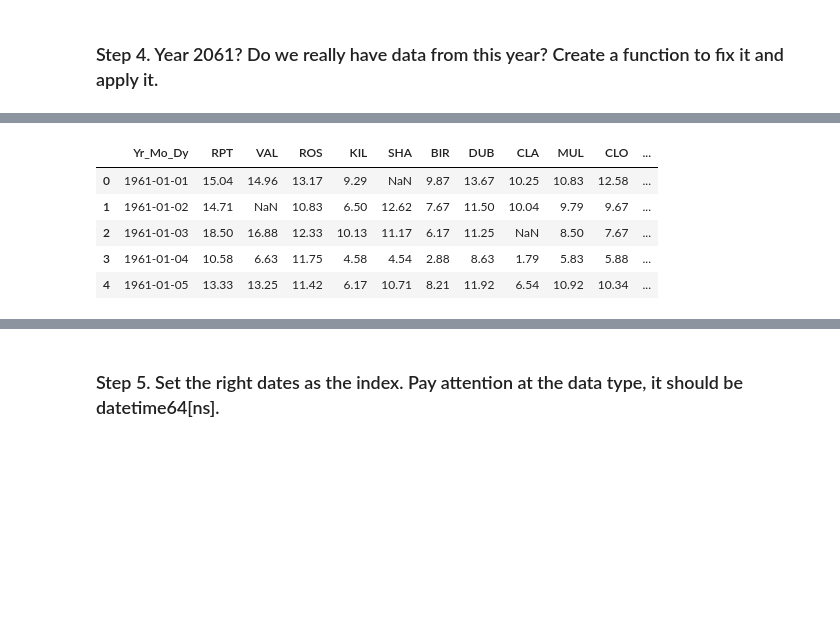
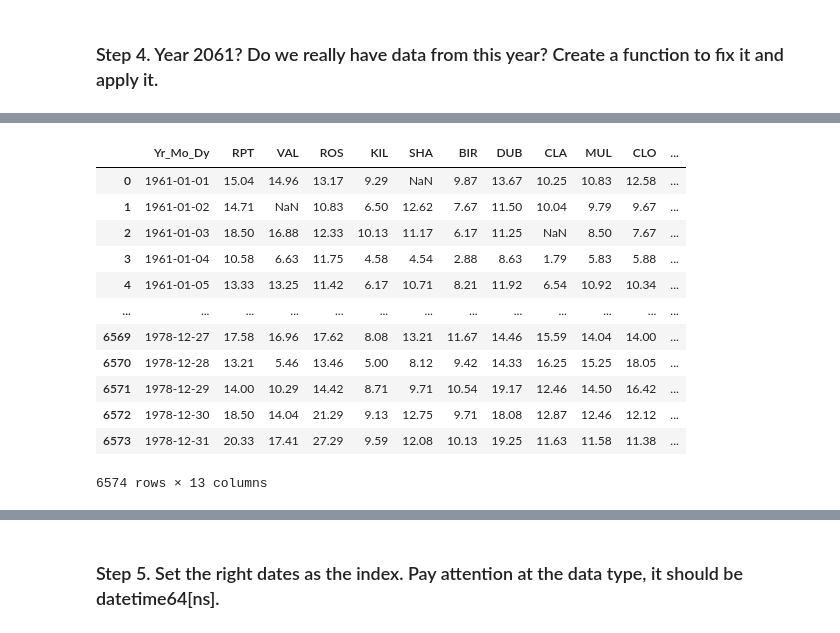
Before and after one commit to YuriHFlowers/WorkFileTheano, a Jupyter notebook: content/3.data_tools/pandas/01.drill/pandas_exercises/06_Stats/Wind_Stats/Exercises.ipynb, the cells around one changed output, grey strips where cells are left out. Cells and saved outputs as stored; diff of their text form; code cells hidden in the pictures; blank space fills up the shorter version.

```diff
--- a/content/3.data_tools/pandas/01.drill/pandas_exercises/06_Stats/Wind_Stats/Exercises.ipynb
+++ b/content/3.data_tools/pandas/01.drill/pandas_exercises/06_Stats/Wind_Stats/Exercises.ipynb
@@ -57,3 +58,12 @@ data.head()
 | 4 | 2061-01-05 | 13.33 | 13.25 | 11.42 | 6.17 | 10.71 | 8.21 | 11.92 | 6.54 | 10.92 | 10.34 | ... |
 # %% [markdown]
 ### Step 4. Year 2061? Do we really have data from this year? Create a function to fix it and apply it.
+# %%
+# The problem is that the dates are 2061 and so on...
+
+# first, transform Yr_Mo_Dy it to date type datetime64  # it is not necesary. The function works.
+#data["Yr_Mo_Dy"] = pd.to_datetime(data["Yr_Mo_Dy"])
+
+fix_year = lambda x: datetime.date(x.year, x.month, x.day) - pd.offsets.DateOffset(years=100) if x.year > 1989 else datetime.date(x.year, x.month, x.day)
+data['Yr_Mo_Dy'] = data['Yr_Mo_Dy'].apply(fix_year)
+data
@@ -60,20 +107,31 @@ data.head()
 # %%
+# OR
 # The problem is that the dates are 2061 and so on...
 
-# function that uses datetime
+# function that uses datetime, the dtype of Yr_Mo_Dy is Object
 def fix_date(x):
-  year = x.year - 100 if x.year > 1989 else x.year
-  return datetime.date(year, x.month, x.day)
+    if x.year > 1989:
+        year = x.year - 100
+    else:
+        year = x.year
+    return datetime.date(year, x.month, x.day)
 
 # apply the function fix_date on the column and replace the values to the right ones
 data['Yr_Mo_Dy'] = data['Yr_Mo_Dy'].apply(fix_date)
 
-# data.info()
-data.head()
+# data.info()    # 'Yr_Mo_Dy' is an Object
+data
 # %% [output]
 |  | Yr_Mo_Dy | RPT | VAL | ROS | KIL | SHA | BIR | DUB | CLA | MUL | CLO | ... |
 | 0 | 1961-01-01 | 15.04 | 14.96 | 13.17 | 9.29 | NaN | 9.87 | 13.67 | 10.25 | 10.83 | 12.58 | ... |
 | 1 | 1961-01-02 | 14.71 | NaN | 10.83 | 6.50 | 12.62 | 7.67 | 11.50 | 10.04 | 9.79 | 9.67 | ... |
 | 2 | 1961-01-03 | 18.50 | 16.88 | 12.33 | 10.13 | 11.17 | 6.17 | 11.25 | NaN | 8.50 | 7.67 | ... |
 | 3 | 1961-01-04 | 10.58 | 6.63 | 11.75 | 4.58 | 4.54 | 2.88 | 8.63 | 1.79 | 5.83 | 5.88 | ... |
 | 4 | 1961-01-05 | 13.33 | 13.25 | 11.42 | 6.17 | 10.71 | 8.21 | 11.92 | 6.54 | 10.92 | 10.34 | ... |
+| ... | ... | ... | ... | ... | ... | ... | ... | ... | ... | ... | ... | ... |
+| 6569 | 1978-12-27 | 17.58 | 16.96 | 17.62 | 8.08 | 13.21 | 11.67 | 14.46 | 15.59 | 14.04 | 14.00 | ... |
+| 6570 | 1978-12-28 | 13.21 | 5.46 | 13.46 | 5.00 | 8.12 | 9.42 | 14.33 | 16.25 | 15.25 | 18.05 | ... |
+| 6571 | 1978-12-29 | 14.00 | 10.29 | 14.42 | 8.71 | 9.71 | 10.54 | 19.17 | 12.46 | 14.50 | 16.42 | ... |
+| 6572 | 1978-12-30 | 18.50 | 14.04 | 21.29 | 9.13 | 12.75 | 9.71 | 18.08 | 12.87 | 12.46 | 12.12 | ... |
+| 6573 | 1978-12-31 | 20.33 | 17.41 | 27.29 | 9.59 | 12.08 | 10.13 | 19.25 | 11.63 | 11.58 | 11.38 | ... |
+6574 rows × 13 columns
```
Also changed, not shown: parts of 8 cells of this notebook, 2 other files.
